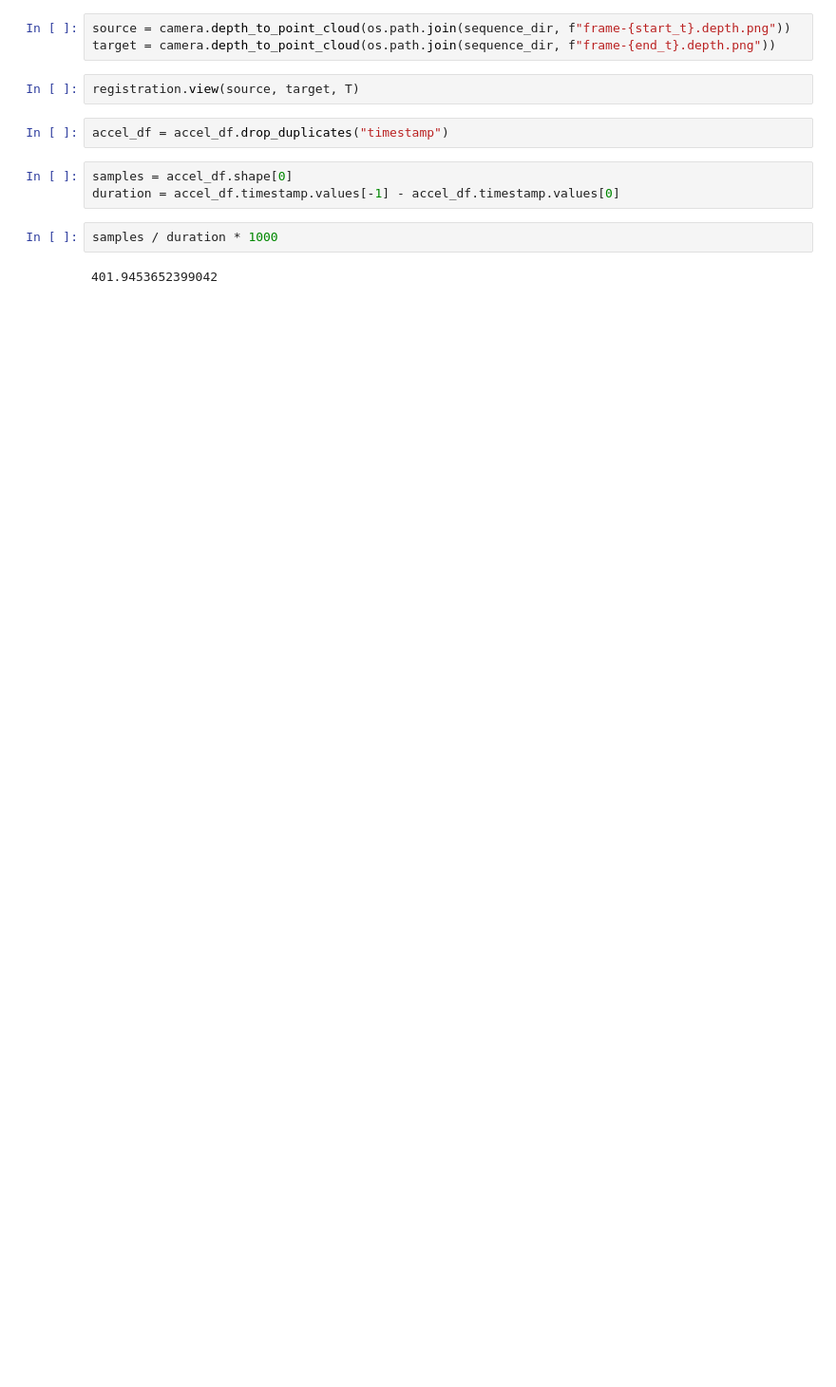
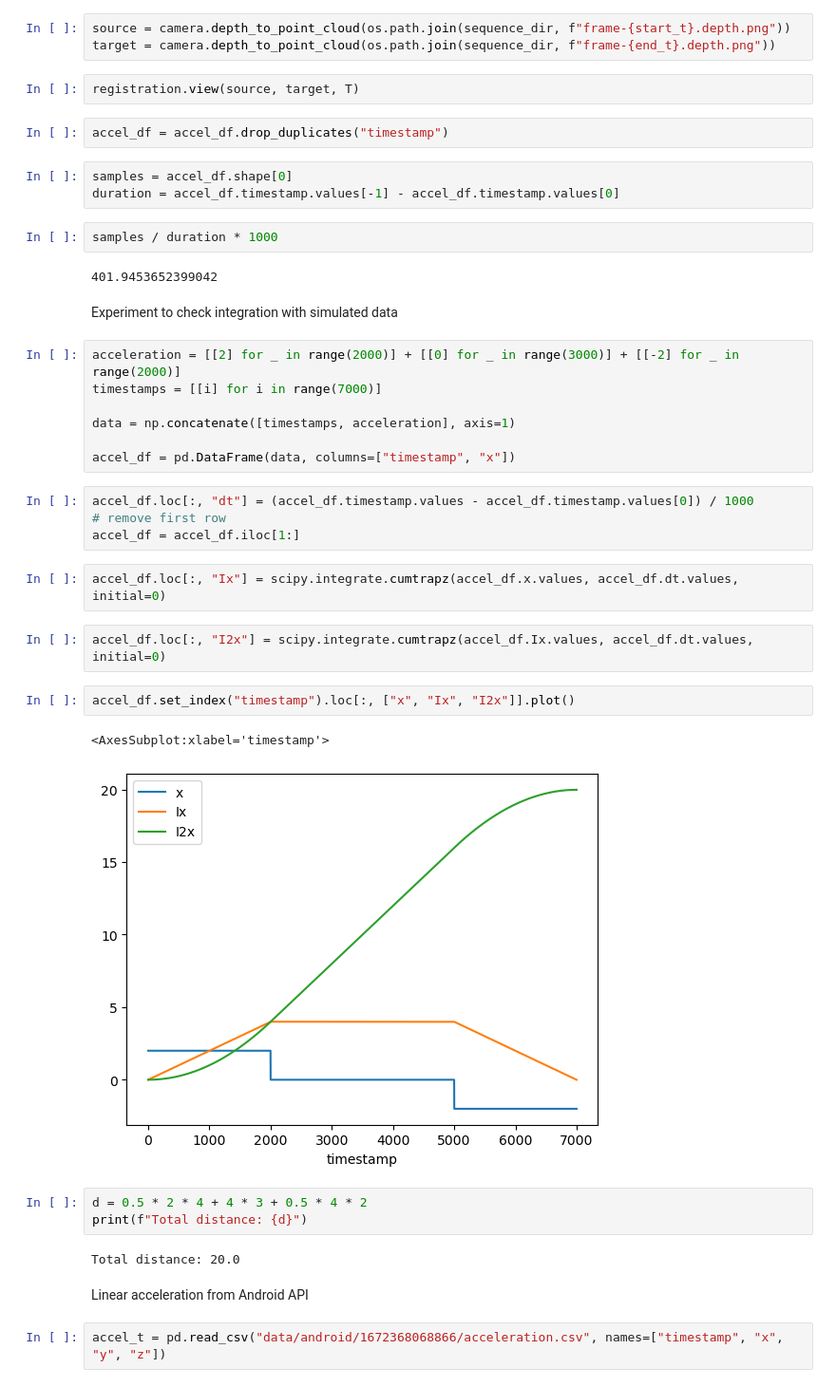
Before and after one commit to localization-as-a-service/local-registration, a Jupyter notebook: imu_trajectory_estimation.ipynb, the cells around one changed output. Shown at 95% size. Drawn from its saved outputs; the diff is of its cells as text; blank space fills up the shorter version.

Commit message:
experiments with LiDAR's IMU and new formulas for dead-reckoning

```diff
--- a/imu_trajectory_estimation.ipynb
+++ b/imu_trajectory_estimation.ipynb
@@ -98,3 +151,34 @@ duration = accel_df.timestamp.values[-1] - accel_df.timestamp.values[0]
 samples / duration * 1000
 # %% [output]
 401.9453652399042
+# %% [markdown]
+Experiment to check integration with simulated data
+# %%
+acceleration = [[2] for _ in range(2000)] + [[0] for _ in range(3000)] + [[-2] for _ in range(2000)]
+timestamps = [[i] for i in range(7000)]
+
+data = np.concatenate([timestamps, acceleration], axis=1)
+
+accel_df = pd.DataFrame(data, columns=["timestamp", "x"])
+# %%
+accel_df.loc[:, "dt"] = (accel_df.timestamp.values - accel_df.timestamp.values[0]) / 1000
+# remove first row
+accel_df = accel_df.iloc[1:]
+# %%
+accel_df.loc[:, "Ix"] = scipy.integrate.cumtrapz(accel_df.x.values, accel_df.dt.values, initial=0)
+# %%
+accel_df.loc[:, "I2x"] = scipy.integrate.cumtrapz(accel_df.Ix.values, accel_df.dt.values, initial=0)
+# %%
+accel_df.set_index("timestamp").loc[:, ["x", "Ix", "I2x"]].plot()
+# %% [output]
+<AxesSubplot:xlabel='timestamp'>
+[figure, added]
+# %%
+d = 0.5 * 2 * 4 + 4 * 3 + 0.5 * 4 * 2
+print(f"Total distance: {d}")
+# %% [output]
+Total distance: 20.0
+# %% [markdown]
+Linear acceleration from Android API
+# %%
+accel_t = pd.read_csv("data/android/1672368068866/acceleration.csv", names=["timestamp", "x", "y", "z"])
```
Also changed, not shown: parts of 32 cells of this notebook, 1 other file.
